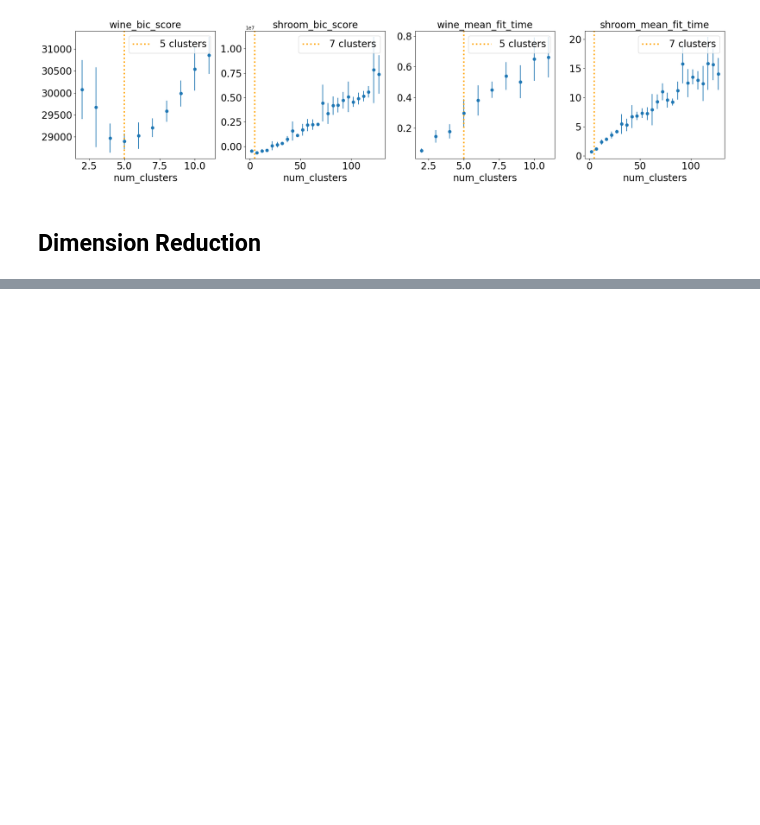
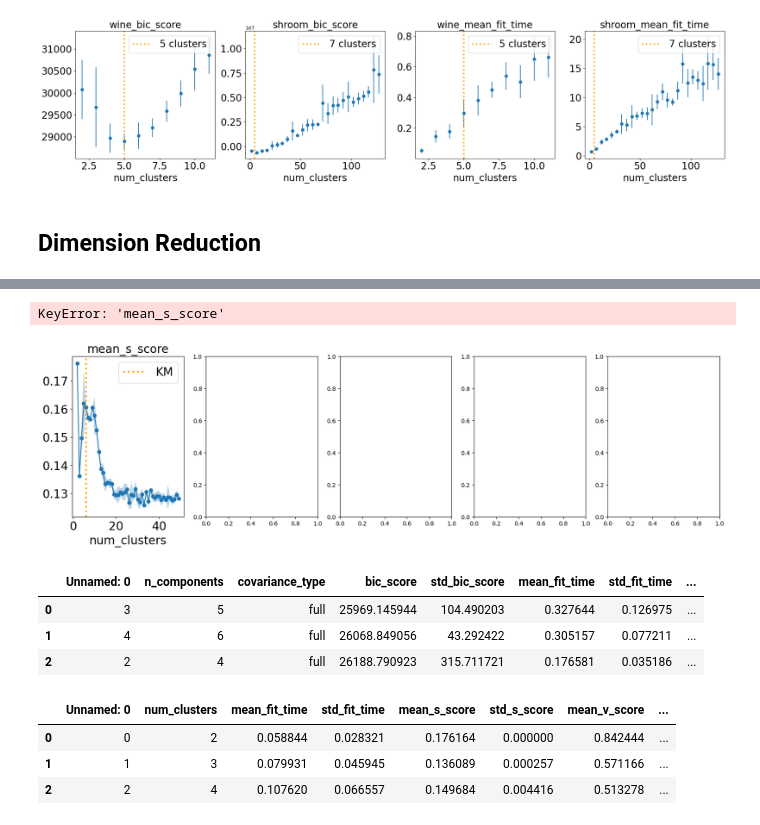
Before and after one commit to lboadi2/machine_learning, a Jupyter notebook: 3_unsupervised_learning/visuals.ipynb, the cells around one changed output, grey strips where cells are left out. Drawn from its saved outputs; the diff is of its cells as text; code cells hidden in the pictures; blank space fills up the shorter version.

```diff
--- a/3_unsupervised_learning/visuals.ipynb
+++ b/3_unsupervised_learning/visuals.ipynb
@@ -482,0 +566,58 @@ Index(['Unnamed: 0', 'num_components', 'mean_recon_error', 'std_recon_error'], d
+# %%
+## clustering results pca
+fig, axs = plt.subplots(nrows=1,ncols=5, figsize=(20,5))
+axs = axs.flatten()
+score_lst = ['s', 'v', 'ch', 'ar']
+x_data = df_km_pca_wine['num_clusters']
+count = 0
+for name in score_lst:
+    col_name = f'mean_{name}_score'
+    std_name = f'std_{name}_score'
+
+    # kmeans plot
+    y_mean = df_km_pca_wine[col_name]
+    y_std = df_km_pca_wine[std_name]
+    plot_dr_clust_curve(x_data=x_data, y_mean=y_mean,
+                         y_std=y_std, axs=axs[count], name=col_name, label='KM',
+                         selected_components=s_km_pca_cluster_wine.iloc[0,-1])
+
+    # EM plot
+    y_mean = df_em_score_pca_wine[col_name]
+    y_std = df_em_score_pca_wine[std_name]
+    plot_dr_clust_curve(x_data=x_data, y_mean=y_mean,
+                         y_std=y_std, axs=axs[count], name=col_name, label='EM',
+                         selected_components=s_em_cluster_pca_wine.iloc[0,-1])
+
+    # increment index counter for axes array
+    count=count+1
+
+# plot fit time for km
+y_mean = df_km_pca_wine['mean_fit_time']
+y_std = df_km_pca_wine['std_fit_time']
+plot_curve(x_data=x_data, y_mean=y_mean, y_std=y_std, axs=axs[-1], name='mean_fit_time')
+
+# plot fit time for em
+y_mean = df_em_score_pca_wine['mean_fit_time']
+y_std = df_em_score_pca_wine['std_fit_time']
+plot_curve(x_data=x_data, y_mean=y_mean, y_std=y_std, axs=axs[-1], name='mean_fit_time')
+
+# tighten layer for figure clarity
+plt.tight_layout()
+plt.show()
+# %% [output]
+KeyError: 'mean_s_score'
+[figure, added]
+# %%
+df_em_pca_wine.head(3)
+# %% [output]
+|  | Unnamed: 0 | n_components | covariance_type | bic_score | std_bic_score | mean_fit_time | std_fit_time | ... |
+| 0 | 3 | 5 | full | 25969.145944 | 104.490203 | 0.327644 | 0.126975 | ... |
+| 1 | 4 | 6 | full | 26068.849056 | 43.292422 | 0.305157 | 0.077211 | ... |
+| 2 | 2 | 4 | full | 26188.790923 | 315.711721 | 0.176581 | 0.035186 | ... |
+# %%
+df_km_pca_wine.head(3)
+# %% [output]
+|  | Unnamed: 0 | num_clusters | mean_fit_time | std_fit_time | mean_s_score | std_s_score | mean_v_score | ... |
+| 0 | 0 | 2 | 0.058844 | 0.028321 | 0.176164 | 0.000000 | 0.842444 | ... |
+| 1 | 1 | 3 | 0.079931 | 0.045945 | 0.136089 | 0.000257 | 0.571166 | ... |
+| 2 | 2 | 4 | 0.107620 | 0.066557 | 0.149684 | 0.004416 | 0.513278 | ... |
```
Also changed, not shown: parts of 11 cells of this notebook.
